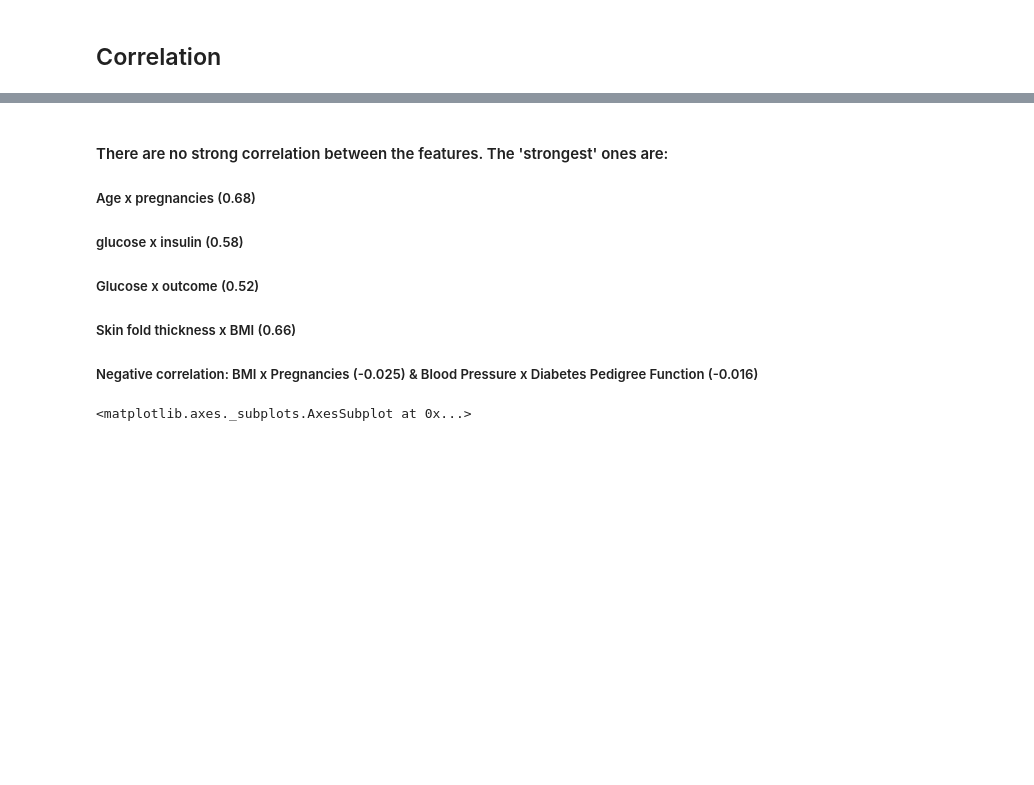
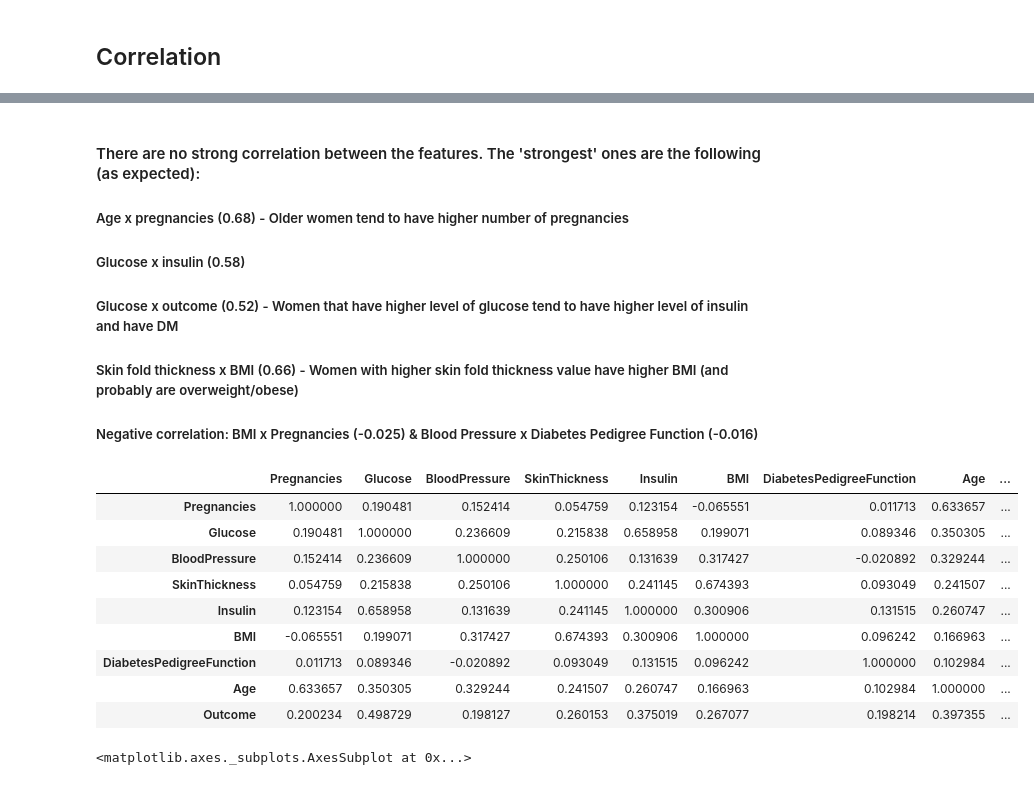
Before and after one commit to npradaschnor/Pima-Indians-Diabetes-Dataset, a Jupyter notebook: Pima Indians Diabetes Dataset.ipynb, the cells around one changed output, grey strips where cells are left out. Drawn from its saved outputs; the diff is of its cells as text; code cells hidden in the pictures; blank space fills up the shorter version.

```diff
--- a/Pima Indians Diabetes Dataset.ipynb
+++ b/Pima Indians Diabetes Dataset.ipynb
@@ -578,8 +580,23 @@ correlation_matrix
 # %% [markdown]
-#### There are no strong correlation between the features. The 'strongest' ones are:
-##### Age x pregnancies (0.68)
-##### glucose x insulin (0.58)
-##### Glucose x outcome (0.52)
-##### Skin fold thickness x BMI (0.66)
+#### There are no strong correlation between the features. The 'strongest' ones are the following (as expected):
+##### Age x pregnancies (0.68) - Older women tend to have higher number of pregnancies
+##### Glucose x insulin (0.58)
+##### Glucose x outcome (0.52) - Women that have higher level of glucose tend to have higher level of insulin and have DM
+##### Skin fold thickness x BMI (0.66)  - Women with higher skin fold thickness value have higher BMI (and probably are overweight/obese)
+
 ##### Negative correlation: BMI x Pregnancies (-0.025) & Blood Pressure x Diabetes Pedigree Function (-0.016)
+# %%
+corr_matrix_spearman = pima_all.corr(method='spearman')
+corr_matrix_spearman
+# %% [output]
+|  | Pregnancies | Glucose | BloodPressure | SkinThickness | Insulin | BMI | DiabetesPedigreeFunction | Age | ... |
+| Pregnancies | 1.000000 | 0.190481 | 0.152414 | 0.054759 | 0.123154 | -0.065551 | 0.011713 | 0.633657 | ... |
+| Glucose | 0.190481 | 1.000000 | 0.236609 | 0.215838 | 0.658958 | 0.199071 | 0.089346 | 0.350305 | ... |
+| BloodPressure | 0.152414 | 0.236609 | 1.000000 | 0.250106 | 0.131639 | 0.317427 | -0.020892 | 0.329244 | ... |
+| SkinThickness | 0.054759 | 0.215838 | 0.250106 | 1.000000 | 0.241145 | 0.674393 | 0.093049 | 0.241507 | ... |
+| Insulin | 0.123154 | 0.658958 | 0.131639 | 0.241145 | 1.000000 | 0.300906 | 0.131515 | 0.260747 | ... |
+| BMI | -0.065551 | 0.199071 | 0.317427 | 0.674393 | 0.300906 | 1.000000 | 0.096242 | 0.166963 | ... |
+| DiabetesPedigreeFunction | 0.011713 | 0.089346 | -0.020892 | 0.093049 | 0.131515 | 0.096242 | 1.000000 | 0.102984 | ... |
+| Age | 0.633657 | 0.350305 | 0.329244 | 0.241507 | 0.260747 | 0.166963 | 0.102984 | 1.000000 | ... |
+| Outcome | 0.200234 | 0.498729 | 0.198127 | 0.260153 | 0.375019 | 0.267077 | 0.198214 | 0.397355 | ... |
 # %%
```
Also changed, not shown: parts of 23 cells of this notebook.
